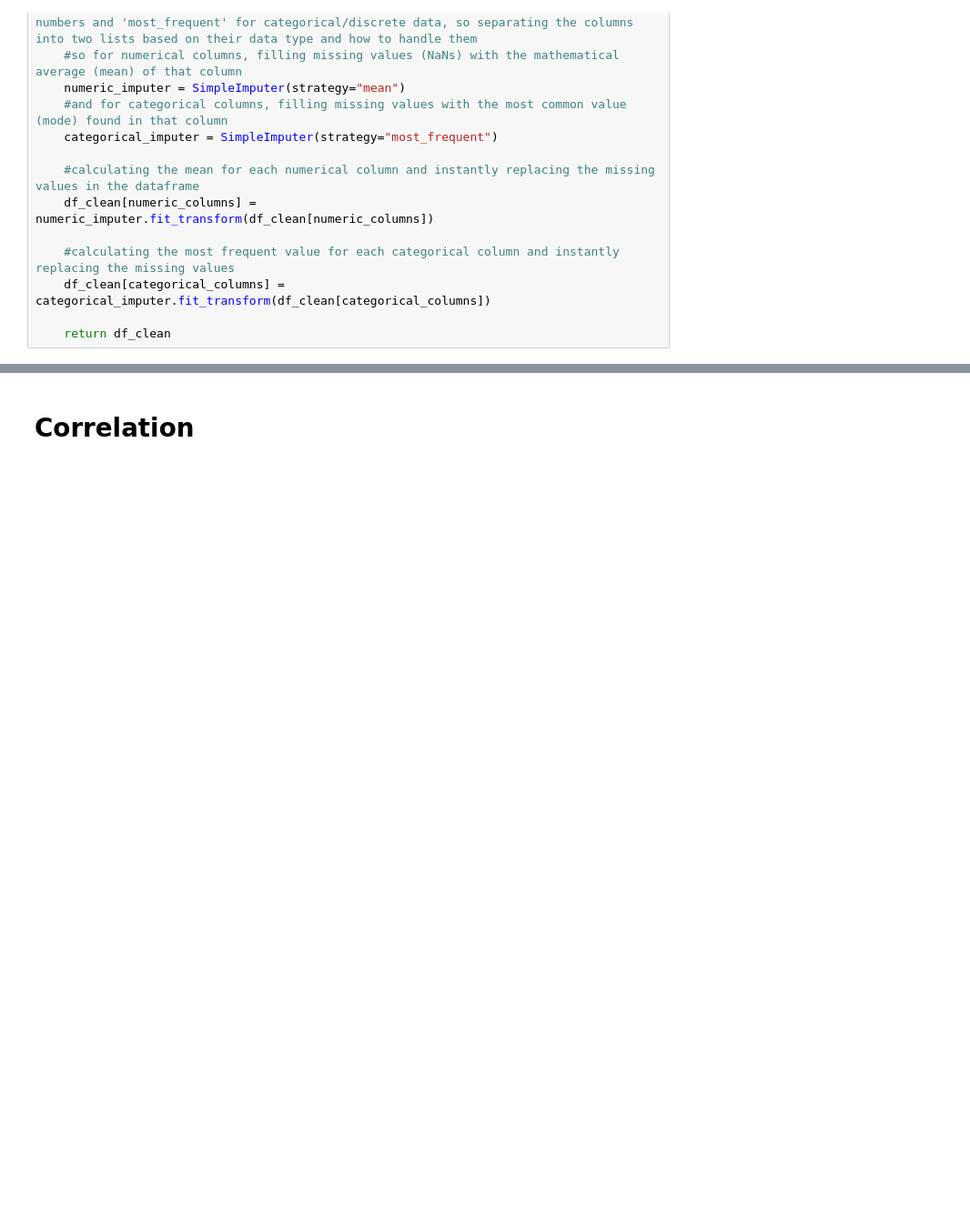
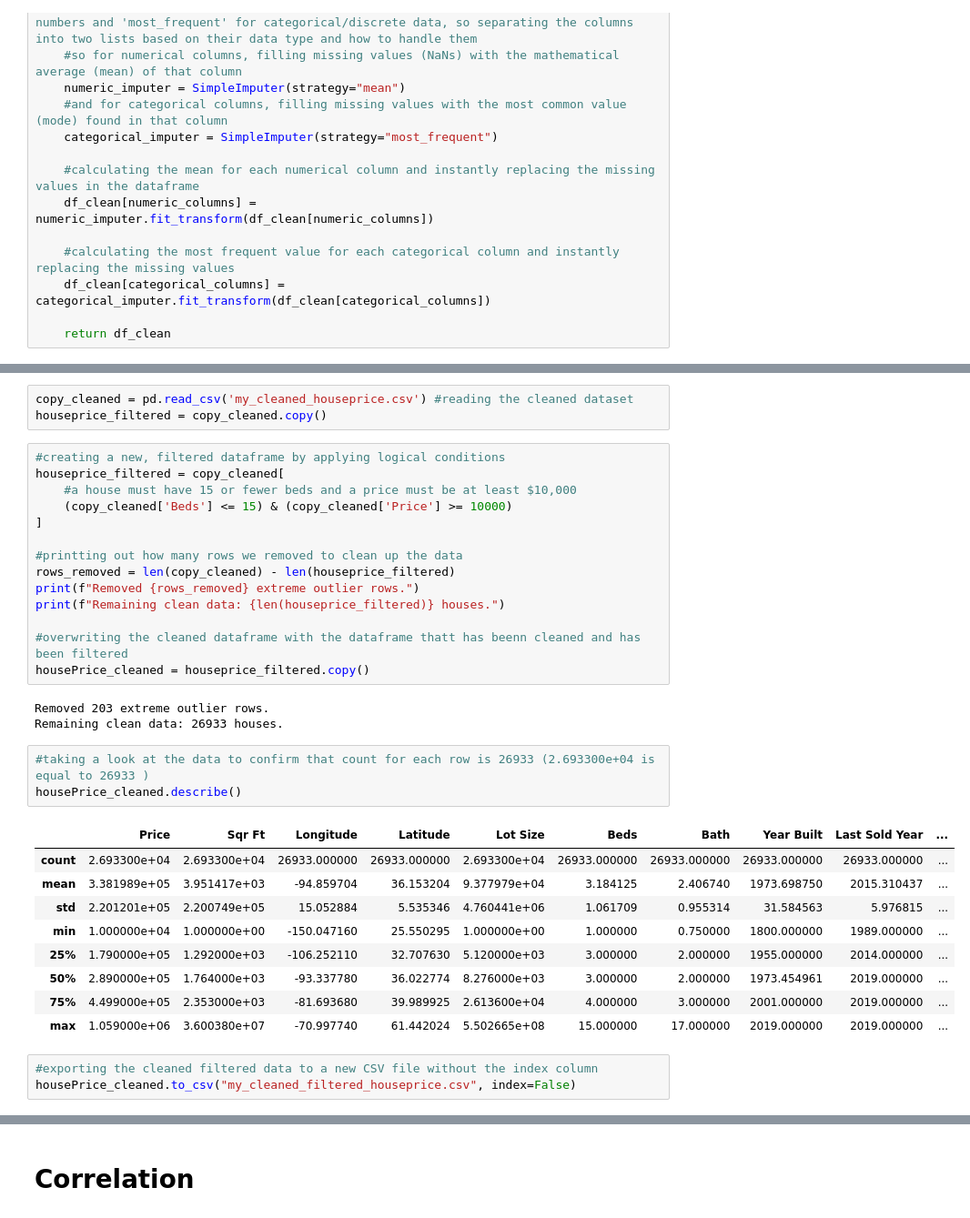
Before and after one commit to CSY2082-2425/House-Price-Prediction-Market-Segmentation, a Jupyter notebook: As1mainAssignment.ipynb, the cells around one changed output, grey strips where cells are left out. Shown at 91% size. Cells and saved outputs as stored; diff of their text form; blank space fills up the shorter version.

```diff
--- a/As1mainAssignment.ipynb
+++ b/As1mainAssignment.ipynb
@@ -206 +221,37 @@ Data cleaned successfully! Remaining rows: 27136
+# %%
+copy_cleaned = pd.read_csv('my_cleaned_houseprice.csv') #reading the cleaned dataset
+houseprice_filtered = copy_cleaned.copy()
+# %%
+#creating a new, filtered dataframe by applying logical conditions
+houseprice_filtered = copy_cleaned[
+    #a house must have 15 or fewer beds and a price must be at least $10,000
+    (copy_cleaned['Beds'] <= 15) & (copy_cleaned['Price'] >= 10000)
+]
+
+#printting out how many rows we removed to clean up the data
+rows_removed = len(copy_cleaned) - len(houseprice_filtered)
+print(f"Removed {rows_removed} extreme outlier rows.")
+print(f"Remaining clean data: {len(houseprice_filtered)} houses.")
+
+#overwriting the cleaned dataframe with the dataframe thatt has beenn cleaned and has been filtered
+housePrice_cleaned = houseprice_filtered.copy()
+# %% [output]
+Removed 203 extreme outlier rows.
+Remaining clean data: 26933 houses.
+# %%
+#taking a look at the data to confirm that count for each row is 26933 (2.693300e+04 is equal to 26933 )
+housePrice_cleaned.describe()
+# %% [output]
+|  | Price | Sqr Ft | Longitude | Latitude | Lot Size | Beds | Bath | Year Built | Last Sold Year | ... |
+| count | 2.693300e+04 | 2.693300e+04 | 26933.000000 | 26933.000000 | 2.693300e+04 | 26933.000000 | 26933.000000 | 26933.000000 | 26933.000000 | ... |
+| mean | 3.381989e+05 | 3.951417e+03 | -94.859704 | 36.153204 | 9.377979e+04 | 3.184125 | 2.406740 | 1973.698750 | 2015.310437 | ... |
+| std | 2.201201e+05 | 2.200749e+05 | 15.052884 | 5.535346 | 4.760441e+06 | 1.061709 | 0.955314 | 31.584563 | 5.976815 | ... |
+| min | 1.000000e+04 | 1.000000e+00 | -150.047160 | 25.550295 | 1.000000e+00 | 1.000000 | 0.750000 | 1800.000000 | 1989.000000 | ... |
+| 25% | 1.790000e+05 | 1.292000e+03 | -106.252110 | 32.707630 | 5.120000e+03 | 3.000000 | 2.000000 | 1955.000000 | 2014.000000 | ... |
+| 50% | 2.890000e+05 | 1.764000e+03 | -93.337780 | 36.022774 | 8.276000e+03 | 3.000000 | 2.000000 | 1973.454961 | 2019.000000 | ... |
+| 75% | 4.499000e+05 | 2.353000e+03 | -81.693680 | 39.989925 | 2.613600e+04 | 4.000000 | 3.000000 | 2001.000000 | 2019.000000 | ... |
+| max | 1.059000e+06 | 3.600380e+07 | -70.997740 | 61.442024 | 5.502665e+08 | 15.000000 | 17.000000 | 2019.000000 | 2019.000000 | ... |
+# %%
+#exporting the cleaned filtered data to a new CSV file without the index column
+housePrice_cleaned.to_csv("my_cleaned_filtered_houseprice.csv", index=False)
 # %% [markdown]
```
Also changed, not shown: parts of 6 cells of this notebook, 2 other files.
